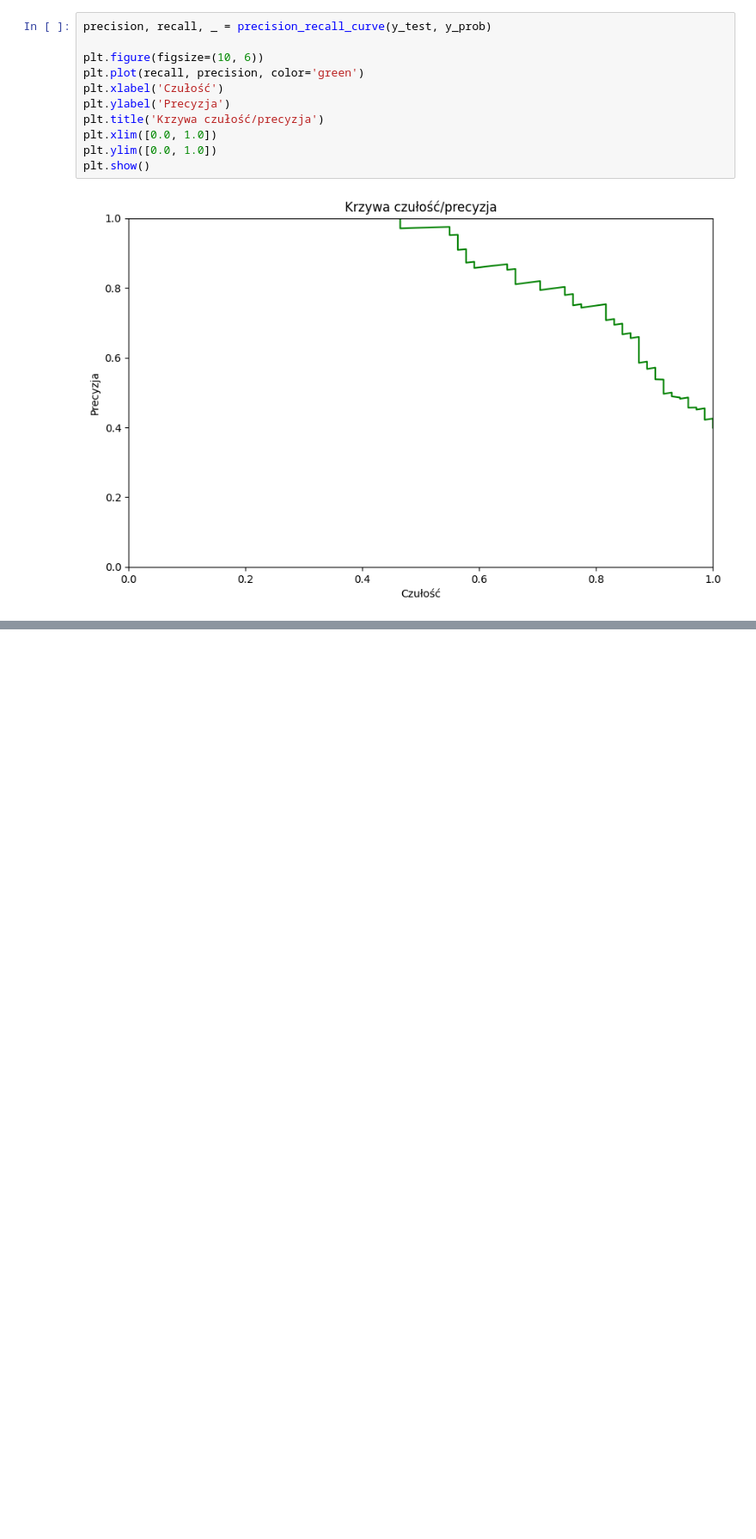
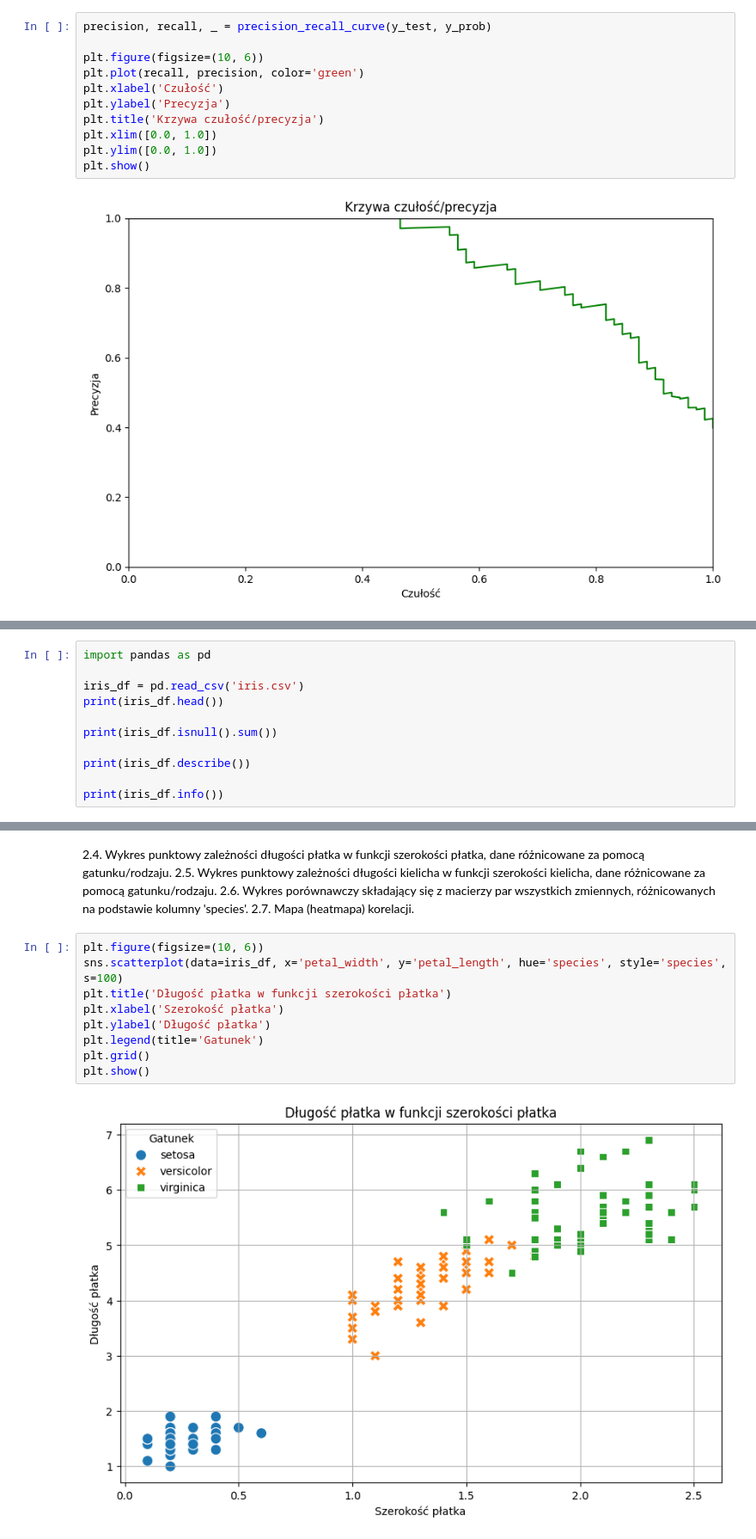
Before and after one commit to juliaduch/maszynowa_analiza_danych, a Jupyter notebook: Duch_Julia_LMAD_PSI_L3.ipynb, the cells around one changed output, grey strips where cells are left out. Shown at 86% size. Cells and saved outputs as stored; diff of their text form; blank space fills up the shorter version.

```diff
--- a/Duch_Julia_LMAD_PSI_L3.ipynb
+++ b/Duch_Julia_LMAD_PSI_L3.ipynb
@@ -302,0 +313,11 @@ plt.show()
+# %%
+import pandas as pd
+
+iris_df = pd.read_csv('iris.csv')
+print(iris_df.head())
+
+print(iris_df.isnull().sum())
+
+print(iris_df.describe())
+
+print(iris_df.info())
@@ -302,0 +342,19 @@ plt.show()
+# %% [markdown]
+2.4. Wykres punktowy zależności długości płatka w funkcji szerokości płatka, dane
+różnicowane za pomocą gatunku/rodzaju.
+2.5. Wykres punktowy zależności długości kielicha w funkcji szerokości kielicha, dane
+różnicowane za pomocą gatunku/rodzaju.
+2.6. Wykres porównawczy składający się z macierzy par wszystkich zmiennych,
+różnicowanych na podstawie kolumny 'species'.
+2.7. Mapa (heatmapa) korelacji.
+# %%
+plt.figure(figsize=(10, 6))
+sns.scatterplot(data=iris_df, x='petal_width', y='petal_length', hue='species', style='species', s=100)
+plt.title('Długość płatka w funkcji szerokości płatka')
+plt.xlabel('Szerokość płatka')
+plt.ylabel('Długość płatka')
+plt.legend(title='Gatunek')
+plt.grid()
+plt.show()
+# %% [output]
+[figure, added]
```
Also changed, not shown: parts of 16 cells of this notebook, 1 other file.
